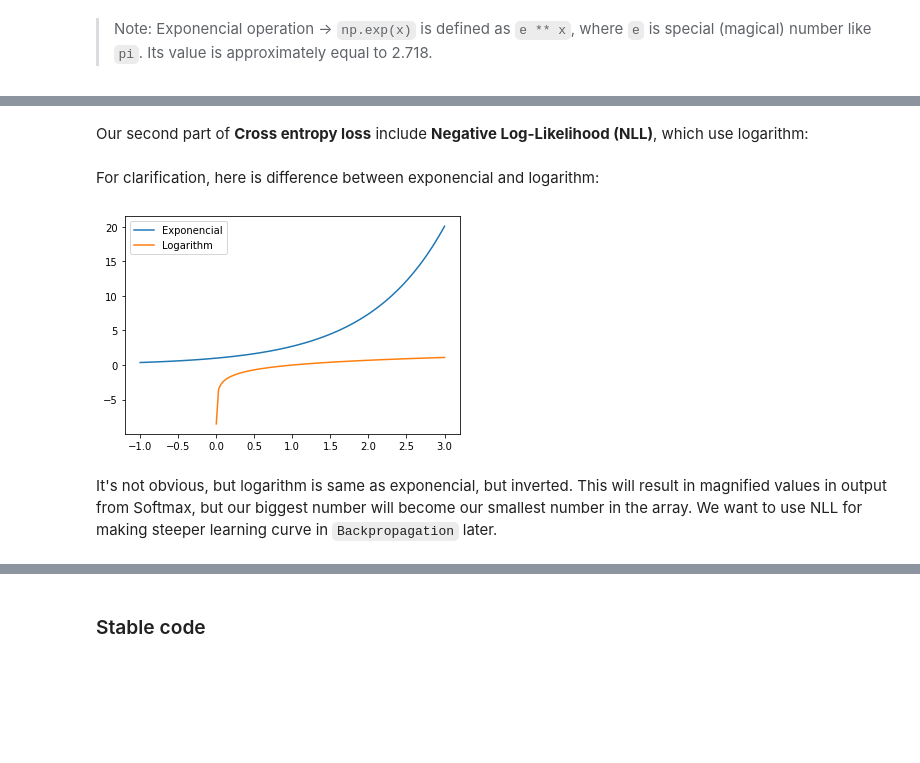
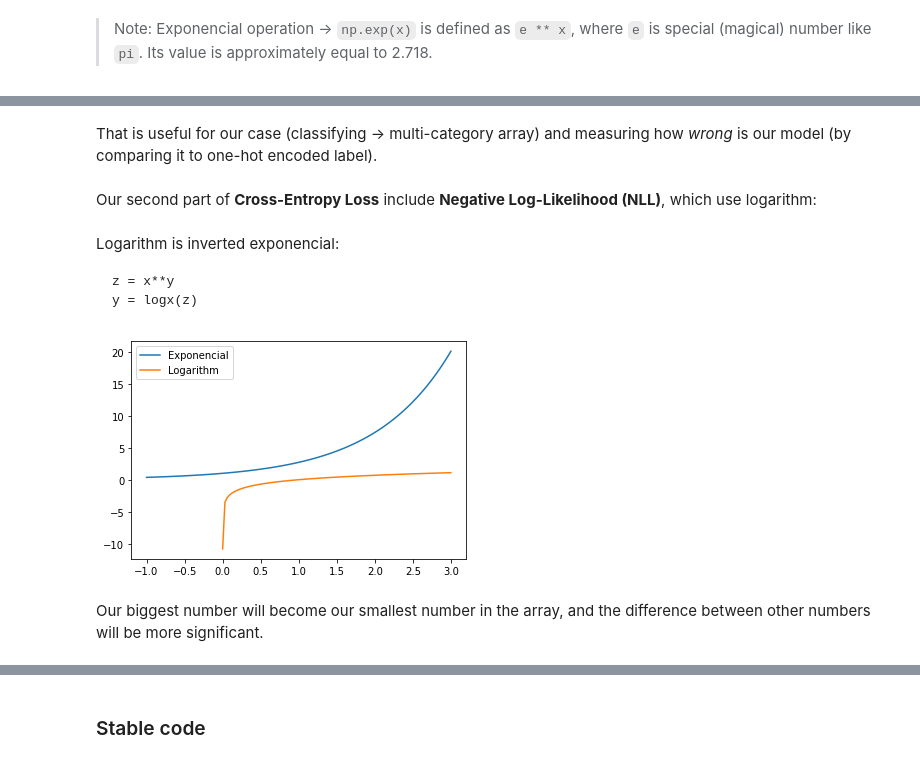
Before and after one commit to ludius0/my-blog, a Jupyter notebook: _notebooks/2020-12-14-Neural-network-from-scratch.ipynb, the cells around one changed output, grey strips where cells are left out. Drawn from its saved outputs; the diff is of its cells as text; code cells hidden in the pictures; blank space fills up the shorter version.

````diff
--- a/_notebooks/2020-12-14-Neural-network-from-scratch.ipynb
+++ b/_notebooks/2020-12-14-Neural-network-from-scratch.ipynb
@@ -359,23 +357,29 @@ No matter how many categories we would have, sum of all of them will be always a
+# %% [markdown]
+That is useful for our case (classifying -> multi-category array) and measuring how *wrong* is our model (by comparing it to one-hot encoded label).
 # %% [markdown]
-Our second part of **Cross entropy loss** include **Negative Log-Likelihood (NLL)**, which use logarithm:
+Our second part of **Cross-Entropy Loss** include **Negative Log-Likelihood (NLL)**, which use logarithm:
 # %%
 def nll_loss(x): return np.log(x)
-# %% [markdown]
-For clarification, here is difference between exponencial and logarithm:
+# %% [markdown]
+Logarithm is inverted exponencial:
+```
+z = x**y
+y = logx(z)
+```
 # %%
 #hide-input
 x = np.linspace(-1, 3, 100)
 y = np.exp(x)
 plt.plot(x, y)
-x = np.linspace(0.0002, 3, 100)
+x = np.linspace(0.00002, 3, 100)
 y = np.log(x)
 plt.plot(x, y)
 plt.legend(["Exponencial", "Logarithm"])
 plt.show()
 # %% [output]
-[figure, old version]
+[figure, new version]
-# %% [markdown]
-It's not obvious, but logarithm is same as exponencial, but inverted. This will result in magnified values in output from Softmax, but our biggest number will become our smallest number in the array. We want to use NLL for making steeper learning curve in `Backpropagation` later.
+# %% [markdown]
+Our biggest number will become our smallest number in the array, and the difference between other numbers will be more significant.
 # %%
 loss = nll_loss(s_out)
 
````
Also changed, not shown: parts of 32 cells of this notebook, 4 other files.
